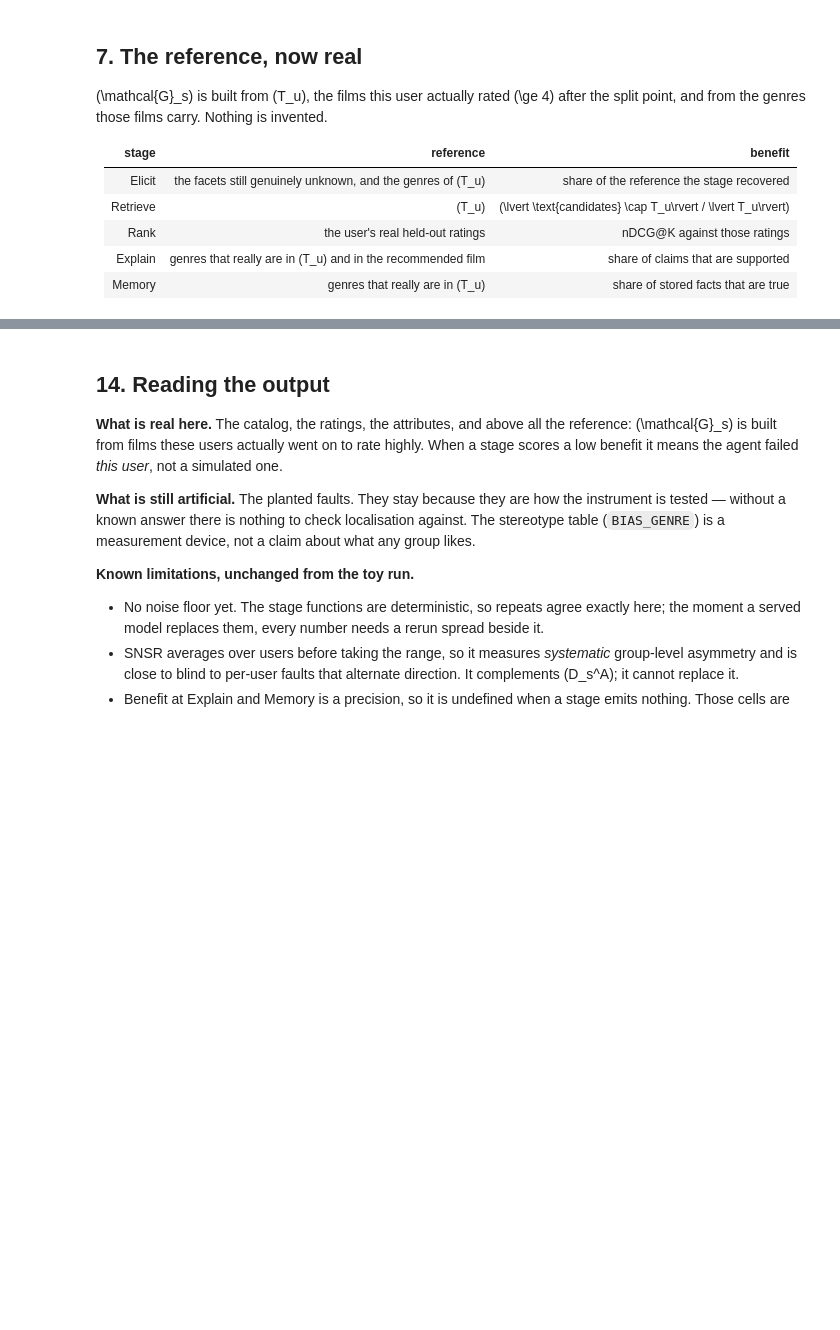
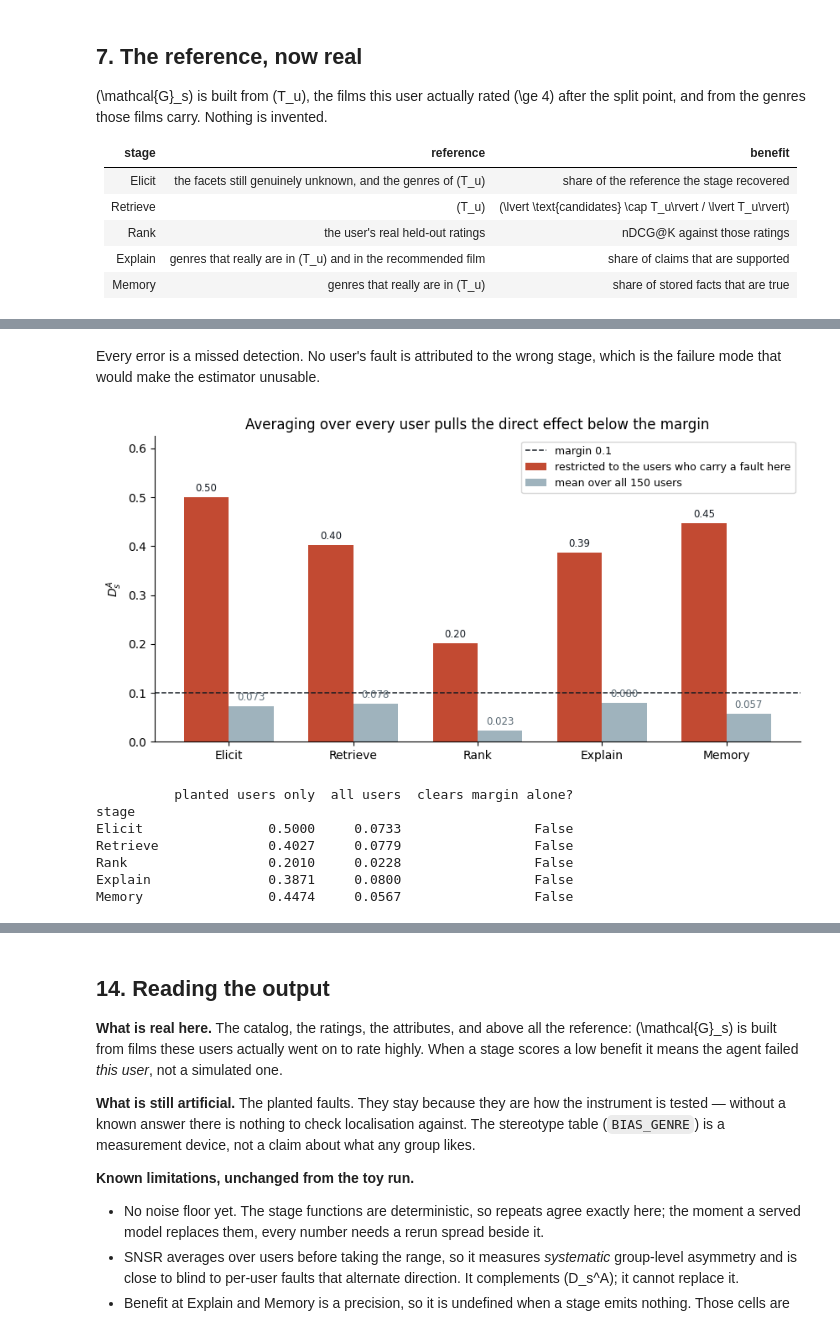
Before and after one commit to JiaruiWang-Jill/fair-trace, a Jupyter notebook: 0922_FAIR_TRACE_SCAFF_ML1M_Reference_Colab.ipynb, the cells around one changed output, grey strips where cells are left out. Saved outputs shown, nothing was run; the diff lists cells and outputs as text; code cells hidden in the pictures; blank space fills up the shorter version.

```diff
--- a/0922_FAIR_TRACE_SCAFF_ML1M_Reference_Colab.ipynb
+++ b/0922_FAIR_TRACE_SCAFF_ML1M_Reference_Colab.ipynb
@@ -663,0 +826,39 @@ print("\nIf the gap were reliably positive, personalisation would be doing real
+# %% [markdown]
+Every error is a missed detection. No user's fault is attributed to the wrong stage, which is the failure mode that would make the estimator unusable.
+# %%
+#@title 13B. Why the per-stage average hides the signal
+sens = RESULTS["sensitivity"].copy()
+sens["is_planted"] = sens["stage"] == sens["planted_stage"]
+planted = sens[sens["is_planted"]].groupby("stage")["direct"].mean().reindex(STAGES).fillna(0)
+everyone = sens.groupby("stage")["direct"].mean().reindex(STAGES).fillna(0)
+
+fig, ax = plt.subplots(figsize=(8.6, 4.4))
+xs = np.arange(len(STAGES)); w = 0.36
+ax.bar(xs - w / 2, planted.values, w, color=WARN,
+       label="restricted to the users who carry a fault here")
+ax.bar(xs + w / 2, everyone.values, w, color=SOFT,
+       label="mean over all %d users" % len(SAMPLE))
+ax.axhline(DIRECT_EFFECT_MARGIN, ls="--", lw=1.1, color=INK, label=f"margin {DIRECT_EFFECT_MARGIN}")
+for x, v in zip(xs - w / 2, planted.values):
+    ax.text(x, v + 0.012, f"{v:.2f}", ha="center", fontsize=8.5, color=INK)
+for x, v in zip(xs + w / 2, everyone.values):
+    ax.text(x, v + 0.012, f"{v:.3f}", ha="center", fontsize=8.5, color=MUTED)
+ax.set_xticks(xs, STAGES); ax.set_ylabel("$D_s^A$")
+ax.set_ylim(0, max(planted.max(), DIRECT_EFFECT_MARGIN) * 1.25)
+ax.set_title("Averaging over every user pulls the direct effect below the margin")
+ax.legend(fontsize=9); ax.spines[["top", "right"]].set_visible(False)
+plt.tight_layout(); plt.savefig(OUT / "ml1m_signal_vs_average.png", dpi=160, bbox_inches="tight")
+plt.show()
+
+cmp = pd.DataFrame({"planted users only": planted, "all users": everyone})
+cmp["clears margin alone?"] = cmp["all users"] > DIRECT_EFFECT_MARGIN
+print(cmp.round(4).to_string())
+# %% [output]
+[figure, added]
+          planted users only  all users  clears margin alone?
+stage
+Elicit                0.5000     0.0733                 False
+Retrieve              0.4027     0.0779                 False
+Rank                  0.2010     0.0228                 False
+Explain               0.3871     0.0800                 False
+Memory                0.4474     0.0567                 False
```
Also changed, not shown: parts of 23 cells of this notebook.
